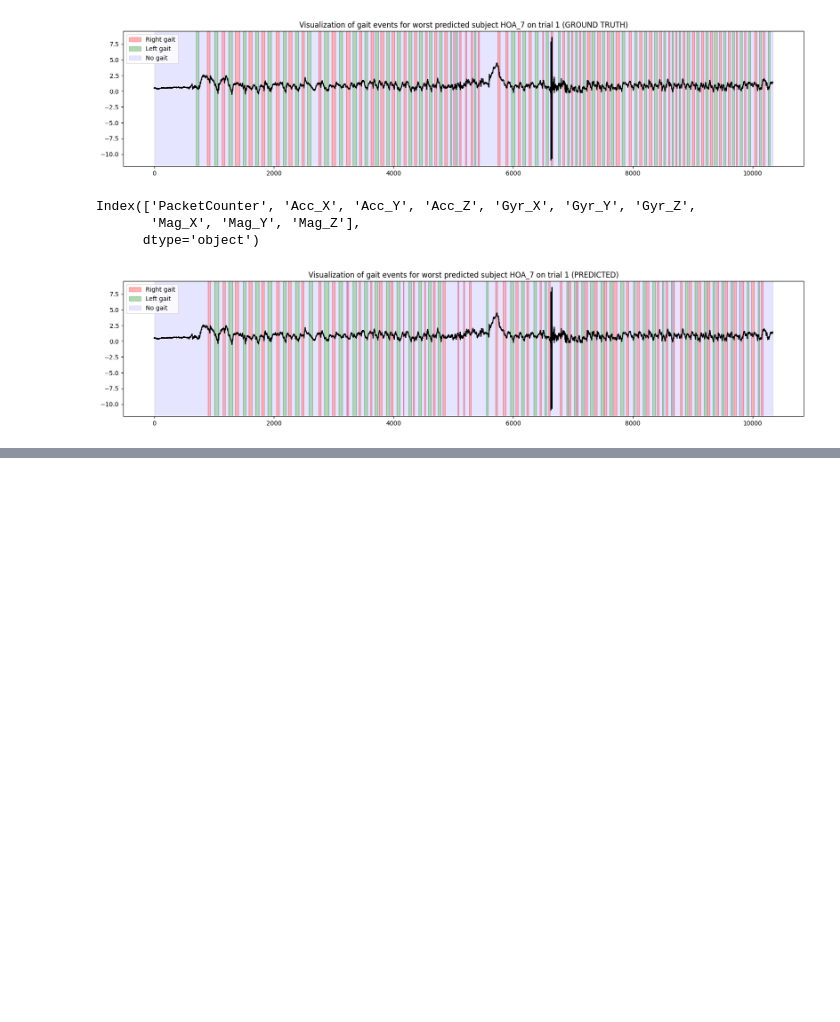
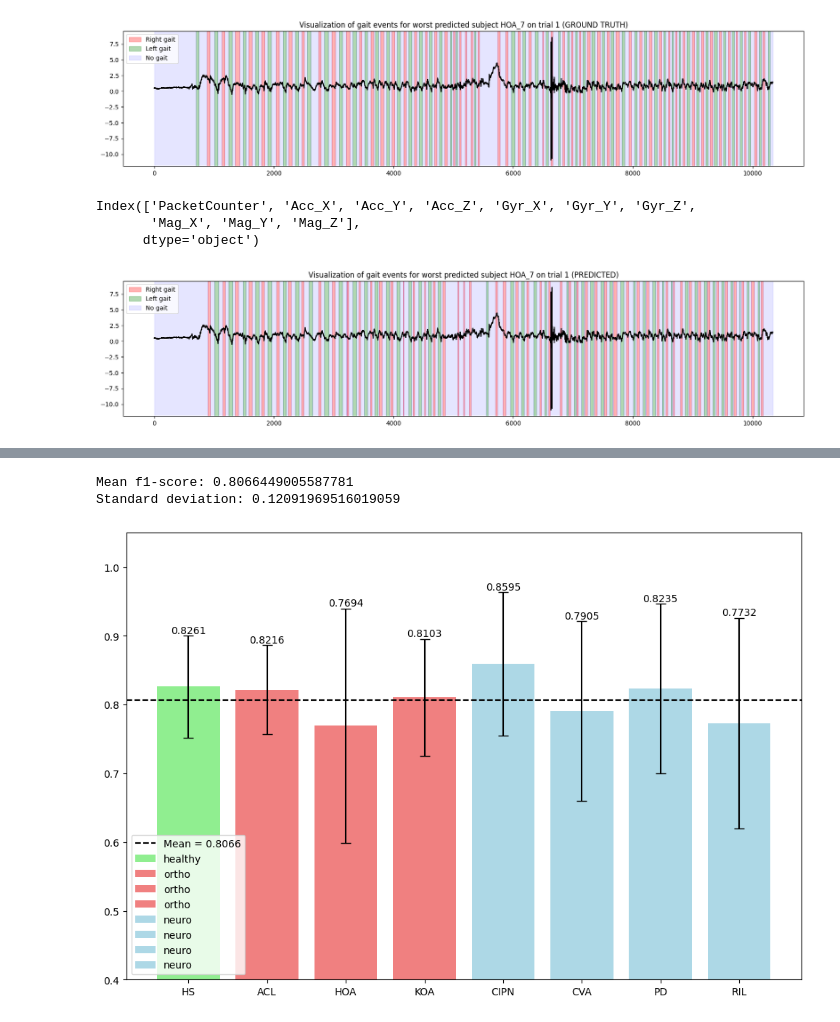
Before and after one commit to EnekoIsturitzSesma/Biosignal-ML-Analysis, a Jupyter notebook: notebooks/GAIT_lstm.ipynb, the cells around one changed output, grey strips where cells are left out. Saved outputs shown, nothing was run; the diff lists cells and outputs as text; code cells hidden in the pictures; blank space fills up the shorter version.

```diff
--- a/notebooks/GAIT.ipynb
+++ b/notebooks/GAIT_lstm.ipynb
@@ -349,0 +401,53 @@ Index(['PacketCounter', 'Acc_X', 'Acc_Y', 'Acc_Z', 'Gyr_X', 'Gyr_Y', 'Gyr_Z',
+# %%
+results_raw_LB = pd.read_csv("../results/results_raw_LB_gait_lstm.csv")
+# %%
+print(f'Mean f1-score: {np.mean(results_raw_LB["score"])}')
+print(f'Standard deviation: {np.std(results_raw_LB["score"])}')
+# %% [output]
+Mean f1-score: 0.8066449005587781
+Standard deviation: 0.12091969516019059
+# %%
+healthy = 'lightgreen'
+ortho = 'lightcoral'
+neuro = 'lightblue'
+
+cohorts = {
+    'HS': (("healthy", healthy), []),
+    'ACL': (("ortho", ortho), []),
+    'HOA': (("ortho", ortho), []),
+    'KOA': (("ortho", ortho), []),
+    'CIPN': (("neuro", neuro), []),
+    'CVA': (("neuro", neuro), []),
+    'PD': (("neuro", neuro), []),
+    'RIL': (("neuro", neuro), [])}
+
+
+for cohort in cohorts.keys():
+    for patient_name in results_raw_LB['patient']:
+        if cohort in patient_name:
+            score = results_raw_LB.loc[results_raw_LB['patient'] == patient_name, 'score'].values[0]
+            cohorts[cohort][1].append(score)
+
+mean = np.mean(results_raw_LB["score"])
+
+plt.figure(figsize=(12,8))
+
+for cohort in cohorts.keys():
+    bar = plt.bar(
+        cohort,
+        np.mean(cohorts[cohort][1]),
+        yerr=np.std(cohorts[cohort][1]),
+        capsize=5,
+        label=cohorts[cohort][0][0],
+        color=cohorts[cohort][0][1])
+
+    plt.bar_label(bar, fmt='%.4f')
+
+plt.axhline(y=mean, color='black', linestyle='--', label=f'Mean = {mean:.4f}')
+
+plt.ylim(0.4, 1.05)
+
+plt.legend()
+plt.show()
+# %% [output]
+[figure, added]
```
Also changed, not shown: parts of 9 cells of this notebook, 2 other files.
